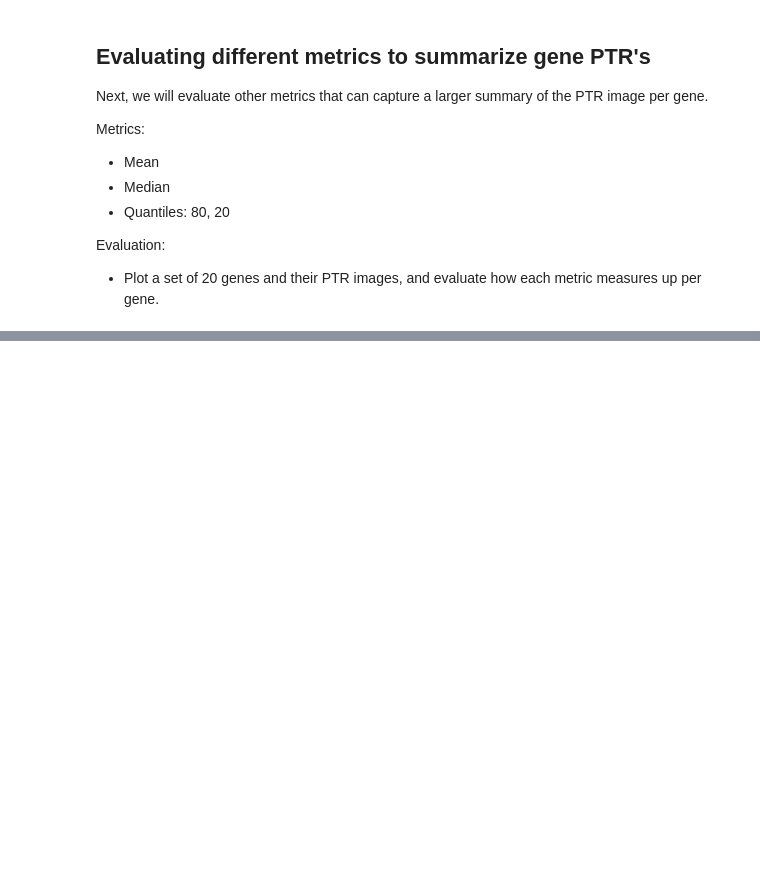
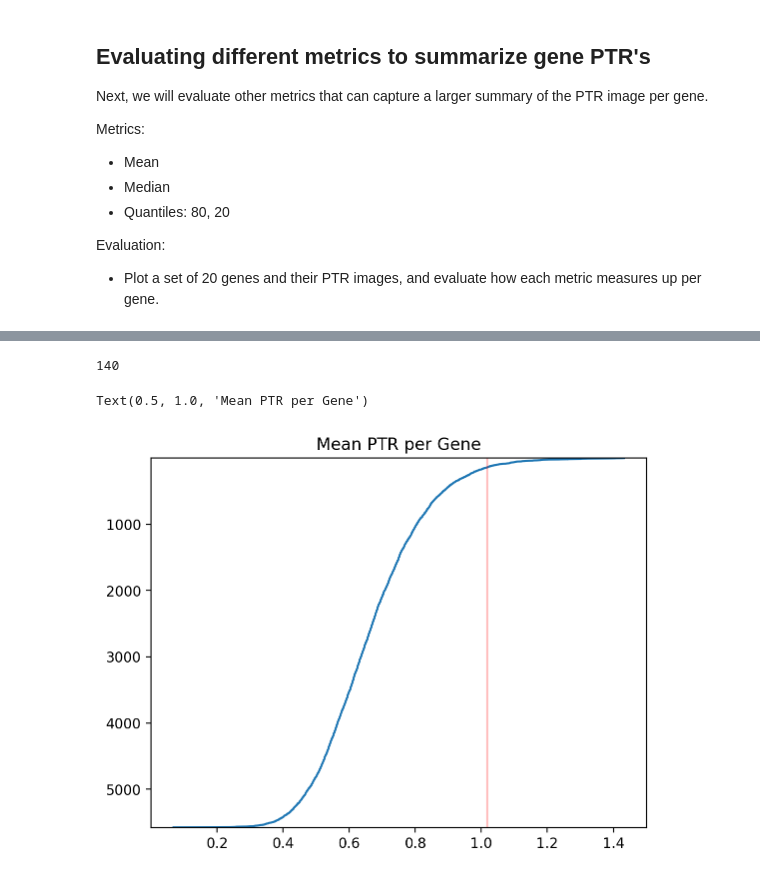
Before and after one commit to HarteminkLab/cell-cycle-deconv, a Jupyter notebook: 06_Chromatin_PTR_Analysis.ipynb, the cells around one changed output, grey strips where cells are left out. Saved outputs shown, nothing was run; the diff lists cells and outputs as text; code cells hidden in the pictures; blank space fills up the shorter version.

```diff
--- a/06_Chromatin_PTR_Analysis.ipynb
+++ b/06_Chromatin_PTR_Analysis.ipynb
@@ -109 +68,16 @@ plotter.set_quantiles(np.linspace(1.0, .0, 11))
+# %%
+n = len(q95)
+xs = np.arange(n)
+ys = mean.sort_values(ascending=False)
+plt.plot(ys, xs)
+plt.ylim(n, 1)
+
+q95_val = np.quantile(mean, 0.975)
+print(len(mean[mean > q95_val]))
+plt.axvline(q95_val, c='red', alpha=0.25)
+plt.title("Mean PTR per Gene")
+# %% [output]
+140
+Text(0.5, 1.0, 'Mean PTR per Gene')
+[figure, added]
 # %%
```
Also changed, not shown: parts of 18 cells of this notebook, 4 other files.
